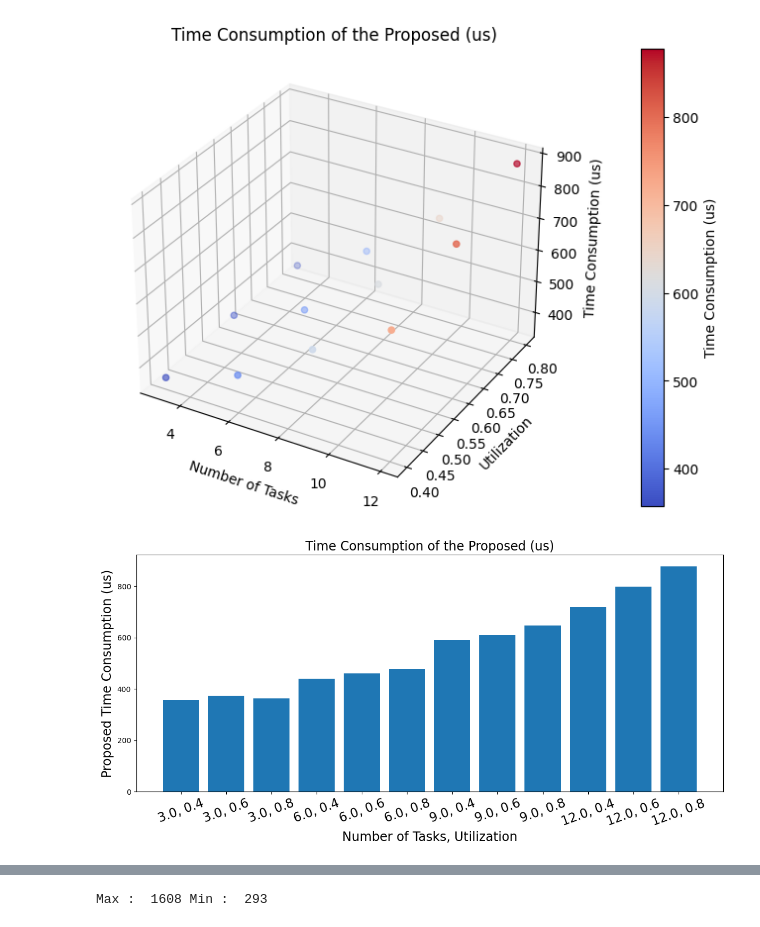
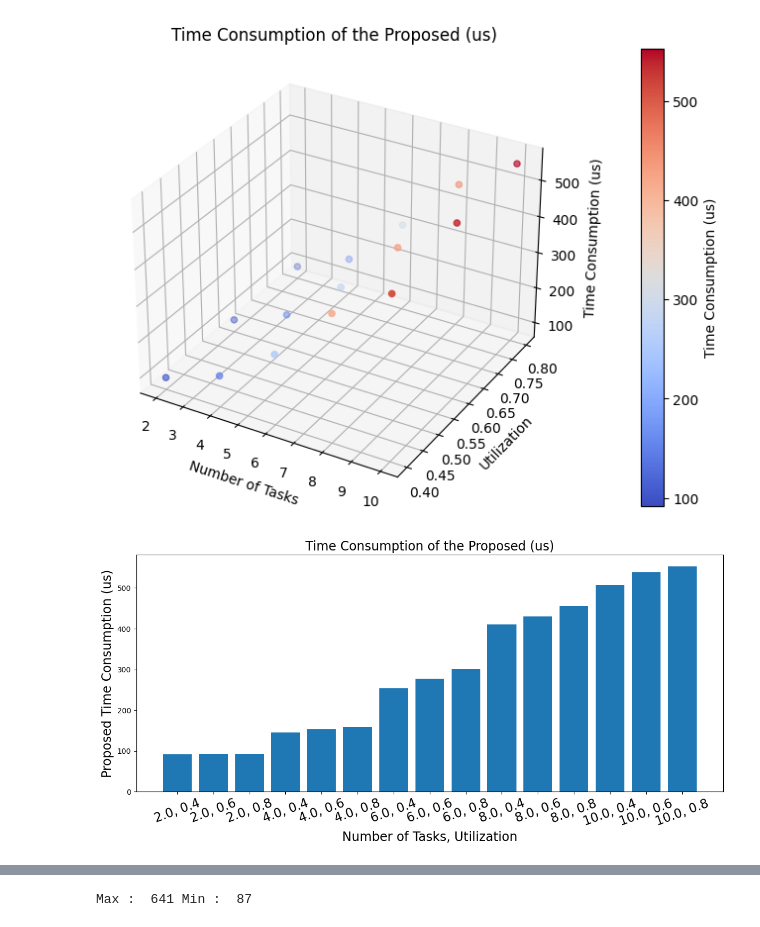
Before and after one commit to YoonKyonghwan/CFS_WCRT_Analysis, a Jupyter notebook: script/analysis/time_complexity.ipynb, the cells around one changed output, grey strips where cells are left out. Drawn from its saved outputs; the diff is of its cells as text; code cells hidden in the pictures.

Commit message:
update exp results

```diff
--- a/script/analysis/time_complexity.ipynb
+++ b/script/analysis/time_complexity.ipynb
@@ -2,15 +2,15 @@
 from functions import *
 
 # Read the CSV file into a DataFrame
-summary_result_path = "../../exp_results_proposed_and_simulator/result_summary.csv"
+summary_result_path = "../../exp_results_proposed_time_consumption/result_summary.csv"
 time_data = parse_time_data(summary_result_path)
 # %%
 # visualize the time consumption of the proposed algorithm
 values = "proposed_timeConsumption(us)"
 title = 'Time Consumption of the Proposed (us)'
 show_3D_plot(time_data, time_data[values], title)
 show_bar_chart(time_data, values, title, 17, 20)
-show_box_plot(summary_result_path, values, title, 25, 25)
+show_box_plot(summary_result_path, values, title, 20, 25)
 # %% [output]
-[figure, old version]
+[figure, new version]
-[figure, old version]
+[figure, new version]
@@ -18 +18 @@ show_box_plot(summary_result_path, values, title, 25, 25)
-Max :  1608 Min :  293
+Max :  641 Min :  87
```
Also changed, not shown: parts of 2 cells of this notebook, 2 other files.
